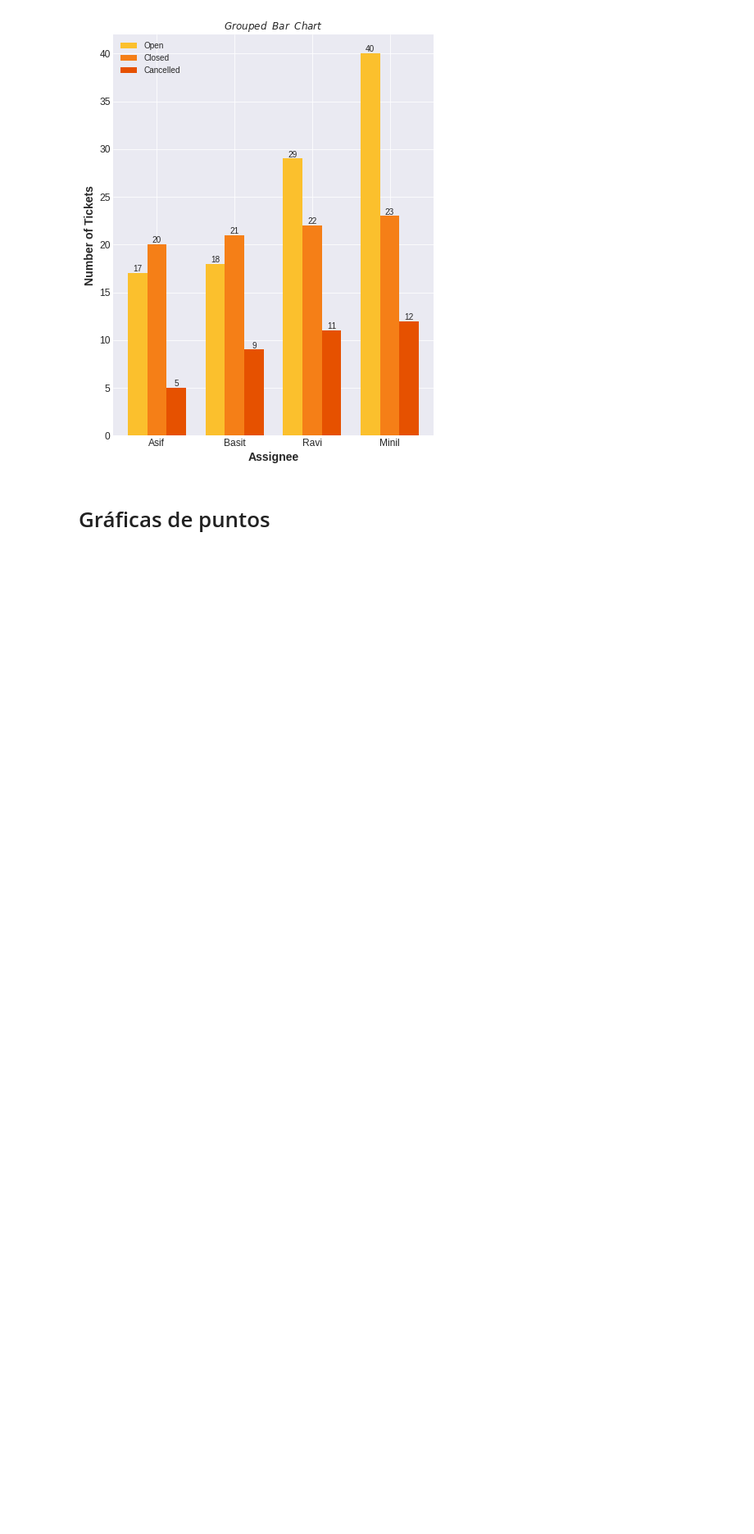
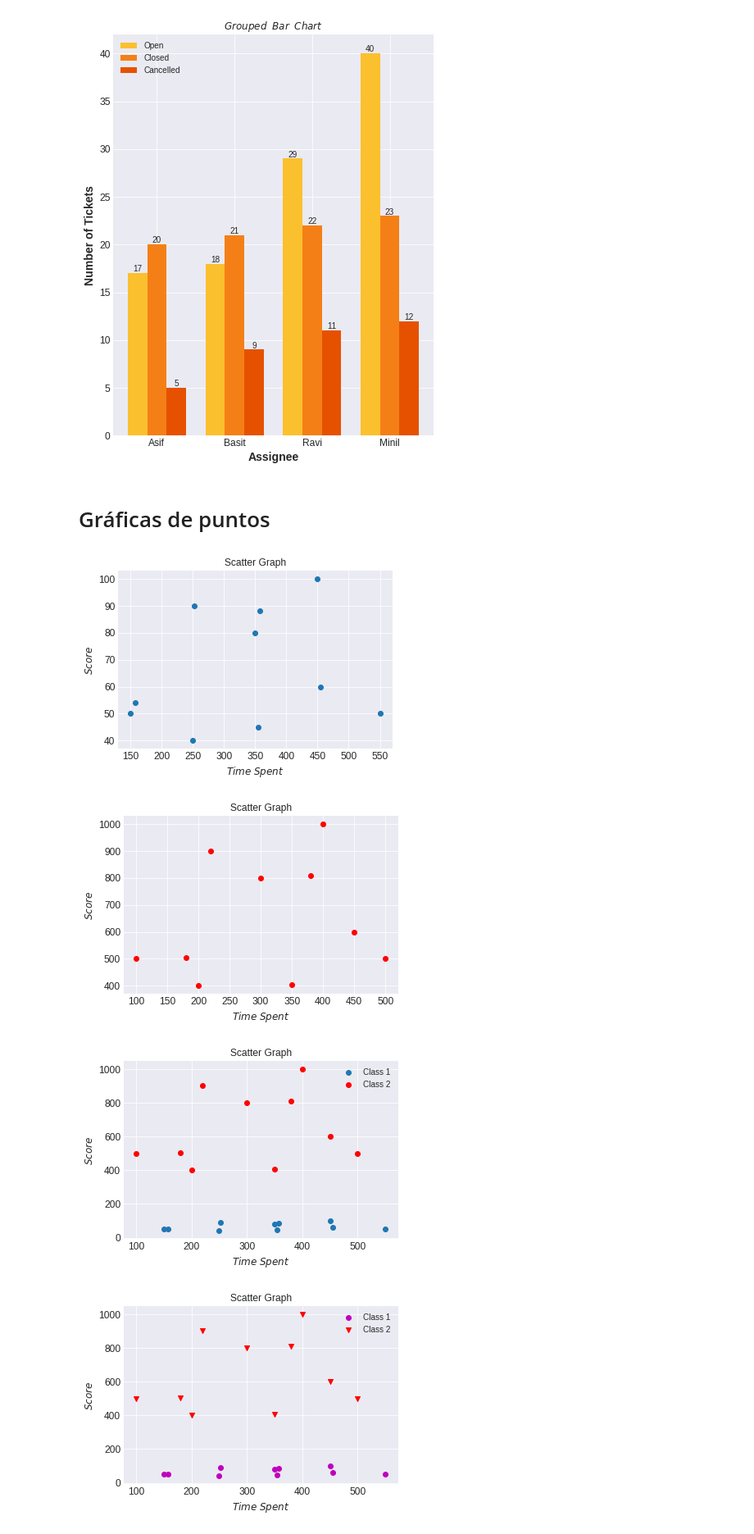
Before and after one commit to hatchdavid1/data_viz_plt_sns, a Jupyter notebook: data_viz_plt.ipynb, the cells around one changed output. Shown at 82% size. Cells and saved outputs as stored; diff of their text form; code cells hidden in the pictures; blank space fills up the shorter version.

```diff
--- a/data_viz_plt.ipynb
+++ b/data_viz_plt.ipynb
@@ -539,3 +539,47 @@ plt.show()
 [figure]
 # %% [markdown]
 # Gráficas de puntos
+# %%
+x1 = np.array([250,150,350,252,450,550,455,358,158,355])
+y1 =np.array([40,50,80, 90, 100,50,60,88,54,45])
+
+
+x2 = np.array([200,100,300,220,400,500,450,380,180,350])
+y2 = np.array([400,500,800, 900, 1000,500,600,808,504,405])
+
+#Graph - 1
+plt.scatter(x1,y1)
+plt.xlabel('$Time $ $ Spent$' , fontsize = 12)
+plt.ylabel('$Score$' , fontsize = 12)
+plt.title ('Scatter Graph')
+plt.show()
+
+#Graph - 2
+plt.scatter(x2,y2 ,color = 'r')
+plt.xlabel('$Time $ $ Spent$' , fontsize = 12)
+plt.ylabel('$Score$' , fontsize = 12)
+plt.title ('Scatter Graph')
+plt.show()
+
+#Graph - 3
+plt.scatter(x1,y1 ,label = 'Class 1')
+plt.scatter(x2,y2 ,label = 'Class 2',color ='r')
+plt.xlabel('$Time $ $ Spent$' , fontsize = 12)
+plt.ylabel('$Score$' , fontsize = 12)
+plt.title ('Scatter Graph')
+plt.legend()
+plt.show()
+
+#Graph - 4
+plt.scatter(x1,y1 ,label = 'Class 1',marker='o' , color = 'm')
+plt.scatter(x2,y2 ,label = 'Class 2',marker='v',color ='r')
+plt.xlabel('$Time $ $ Spent$' , fontsize = 12)
+plt.ylabel('$Score$' , fontsize = 12)
+plt.title ('Scatter Graph')
+plt.legend()
+plt.show()
+# %% [output]
+[figure, added]
+[figure, added]
+[figure, added]
+[figure, added]
```
Also changed, not shown: parts of 4 cells of this notebook.
